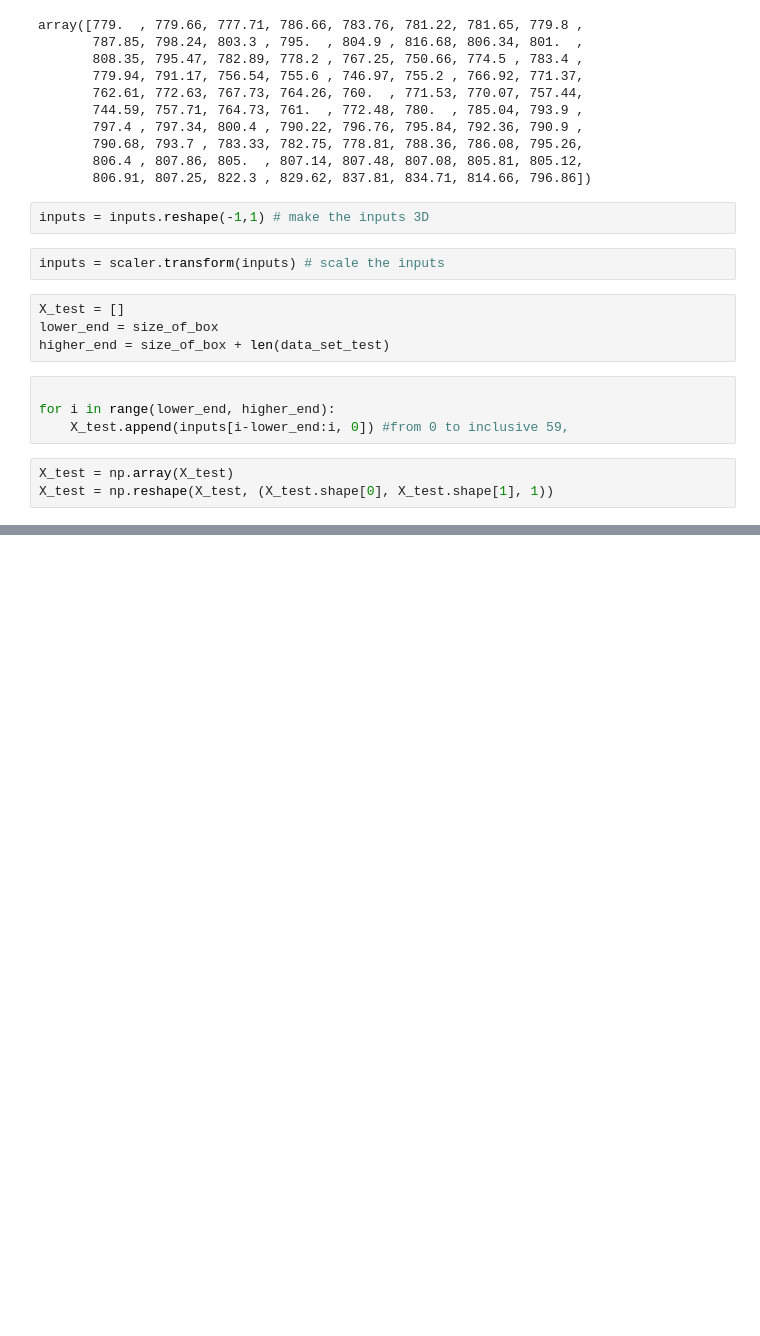
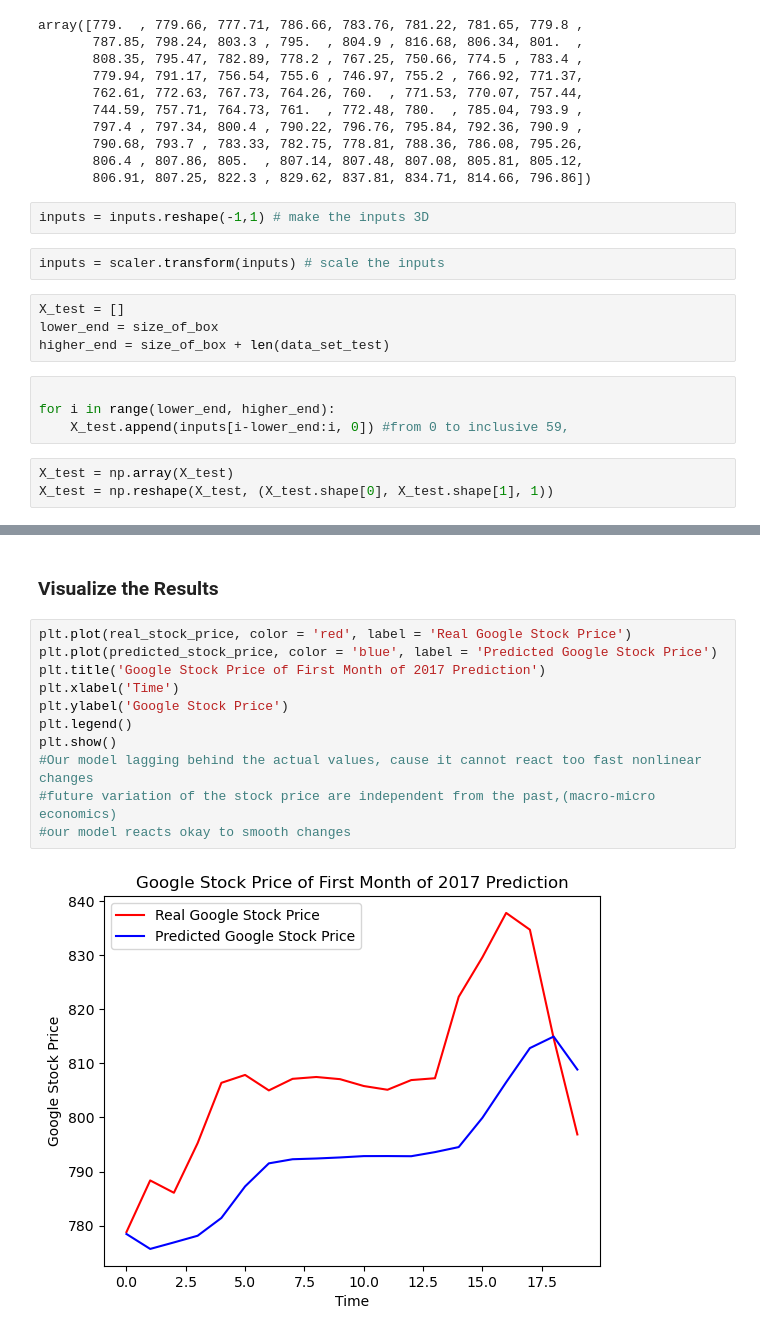
Before and after one commit to Kyotun/ML, a Jupyter notebook: stock-price/main.ipynb, the cells around one changed output, grey strips where cells are left out. Drawn from its saved outputs; the diff is of its cells as text; blank space fills up the shorter version.

Commit message:
Added last section: Visualize the data.

```diff
--- a/stock-price/main.ipynb
+++ b/stock-price/main.ipynb
@@ -260,0 +260,15 @@ NameError: name 'sc' is not defined
+# %% [markdown]
+### Visualize the Results
+# %%
+plt.plot(real_stock_price, color = 'red', label = 'Real Google Stock Price')
+plt.plot(predicted_stock_price, color = 'blue', label = 'Predicted Google Stock Price')
+plt.title('Google Stock Price of First Month of 2017 Prediction')
+plt.xlabel('Time')
+plt.ylabel('Google Stock Price')
+plt.legend()
+plt.show()
+#Our model lagging behind the actual values, cause it cannot react too fast nonlinear changes
+#future variation of the stock price are independent from the past,(macro-micro economics)
+#our model reacts okay to smooth changes
+# %% [output]
+[figure, added]
```
Also changed, not shown: parts of 1 cell of this notebook.
